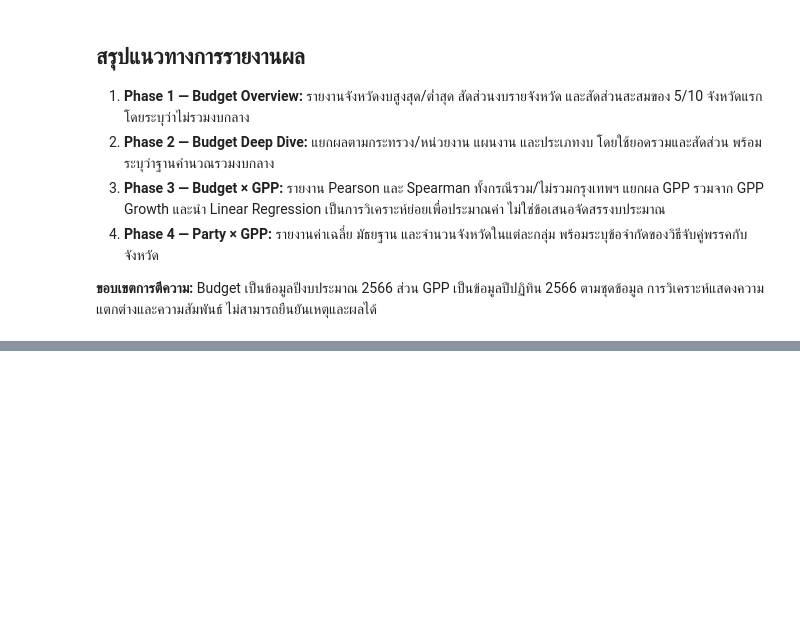
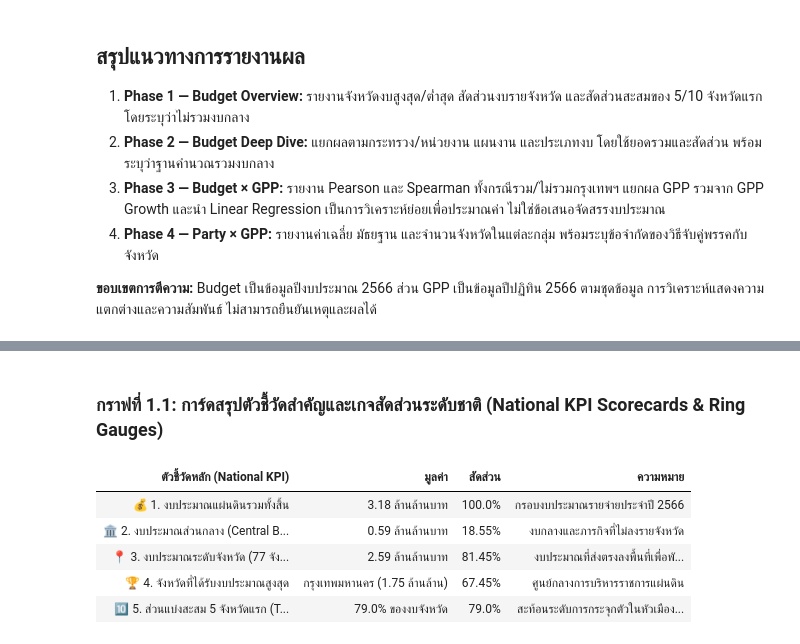
Before and after one commit to niradaa-art/project_BP_group8, a Jupyter notebook: Project_Colab_group8.ipynb, the cells around one changed output, grey strips where cells are left out. Cells and saved outputs as stored; diff of their text form; code cells hidden in the pictures; blank space fills up the shorter version.

```diff
--- a/Project_Colab_group8.ipynb
+++ b/Project_Colab_group8.ipynb
@@ -2063,0 +2205,26 @@ plt.xlabel('Party Group (see table for names)'); plt.ylabel('Mean GPP Growth (%)
+# %% [markdown]
+### กราฟที่ 1.1: การ์ดสรุปตัวชี้วัดสำคัญและเกจสัดส่วนระดับชาติ (National KPI Scorecards & Ring Gauges)
+# %%
+# คำนวณตัวชี้วัดสำคัญระดับชาติ (National Overview KPIs)
+total_national_budget = b_clean['budget'].sum()
+provincial_total_budget = master_df['budget'].sum()
+central_budget = total_national_budget - provincial_total_budget
+top_prov = master_df.sort_values('budget', ascending=False).iloc[0]
+top5_prov_share = master_df.sort_values('budget', ascending=False).head(5)['budget'].sum() / provincial_total_budget * 100
+
+kpi_summary = pd.DataFrame([
+    {"ตัวชี้วัดหลัก (National KPI)": "💰 1. งบประมาณแผ่นดินรวมทั้งสิ้น", "มูลค่า": f"{total_national_budget/1e12:.2f} ล้านล้านบาท", "สัดส่วน": "100.0%", "ความหมาย": "กรอบงบประมาณรายจ่ายประจำปี 2566"},
+    {"ตัวชี้วัดหลัก (National KPI)": "🏛️ 2. งบประมาณส่วนกลาง (Central Budget)", "มูลค่า": f"{central_budget/1e12:.2f} ล้านล้านบาท", "สัดส่วน": f"{(central_budget/total_national_budget)*100:.2f}%", "ความหมาย": "งบกลางและภารกิจที่ไม่ลงรายจังหวัด"},
+    {"ตัวชี้วัดหลัก (National KPI)": "📍 3. งบประมาณระดับจังหวัด (77 จังหวัด)", "มูลค่า": f"{provincial_total_budget/1e12:.2f} ล้านล้านบาท", "สัดส่วน": f"{(provincial_total_budget/total_national_budget)*100:.2f}%", "ความหมาย": "งบประมาณที่ส่งตรงลงพื้นที่เพื่อพัฒนาจังหวัด"},
+    {"ตัวชี้วัดหลัก (National KPI)": "🏆 4. จังหวัดที่ได้รับงบประมาณสูงสุด", "มูลค่า": f"{top_prov['changwad_area_name']} ({top_prov['budget_million']/1e6:.2f} ล้านล้าน)", "สัดส่วน": f"{(top_prov['budget']/provincial_total_budget)*100:.2f}%", "ความหมาย": "ศูนย์กลางการบริหารราชการแผ่นดิน"},
+    {"ตัวชี้วัดหลัก (National KPI)": "🔟 5. ส่วนแบ่งสะสม 5 จังหวัดแรก (Top 5)", "มูลค่า": f"{top5_prov_share:.1f}% ของงบจังหวัด", "สัดส่วน": f"{top5_prov_share:.1f}%", "ความหมาย": "สะท้อนระดับการกระจุกตัวในหัวเมืองหลัก"}
+])
+
+display(HTML(kpi_summary.to_html(index=False, classes='table table-dark table-striped', justify='center')))
+# %% [output]
+| ตัวชี้วัดหลัก (National KPI) | มูลค่า | สัดส่วน | ความหมาย |
+| 💰 1. งบประมาณแผ่นดินรวมทั้งสิ้น | 3.18 ล้านล้านบาท | 100.0% | กรอบงบประมาณรายจ่ายประจำปี 2566 |
+| 🏛️ 2. งบประมาณส่วนกลาง (Central B... | 0.59 ล้านล้านบาท | 18.55% | งบกลางและภารกิจที่ไม่ลงรายจังหวัด |
+| 📍 3. งบประมาณระดับจังหวัด (77 จัง... | 2.59 ล้านล้านบาท | 81.45% | งบประมาณที่ส่งตรงลงพื้นที่เพื่อพั... |
+| 🏆 4. จังหวัดที่ได้รับงบประมาณสูงสุด | กรุงเทพมหานคร (1.75 ล้านล้าน) | 67.45% | ศูนย์กลางการบริหารราชการแผ่นดิน |
+| 🔟 5. ส่วนแบ่งสะสม 5 จังหวัดแรก (T... | 79.0% ของงบจังหวัด | 79.0% | สะท้อนระดับการกระจุกตัวในหัวเมือง... |
```
Also changed, not shown: parts of 96 cells of this notebook.
